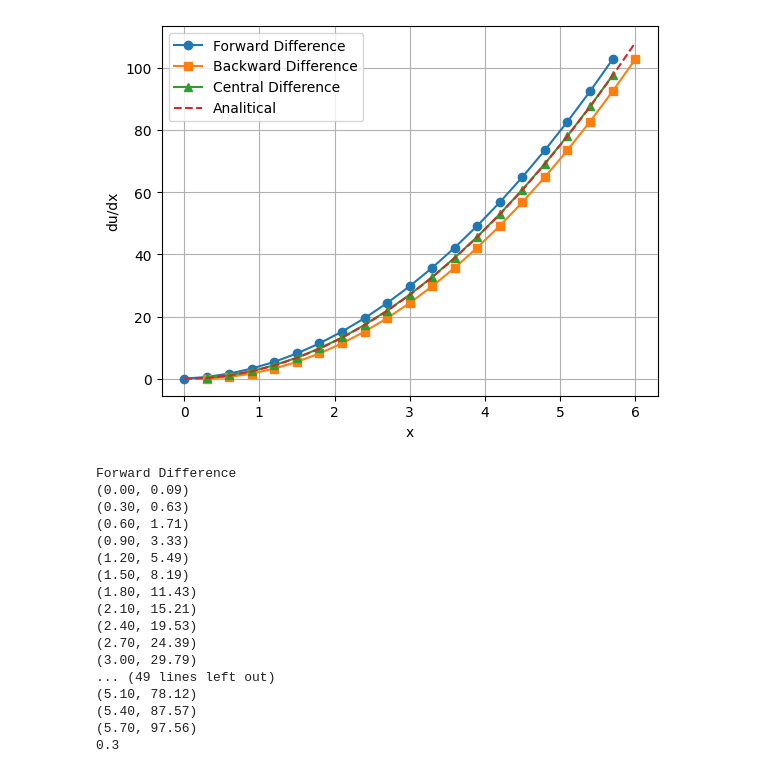
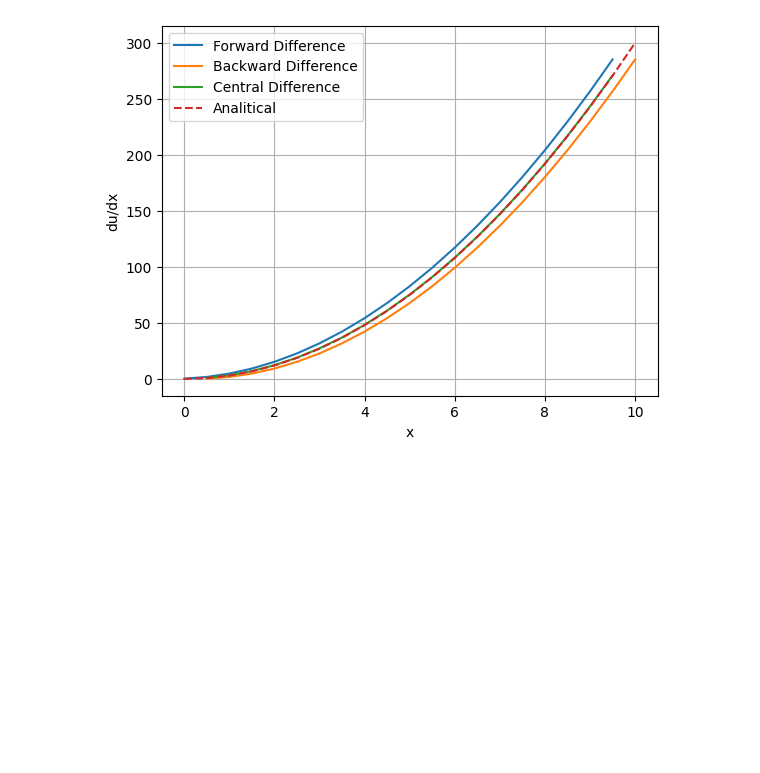
Before and after one commit to costpetrides/Numerical-Methods-GFD, a Jupyter notebook: Untitled1058.ipynb, the cells around one changed output. Saved outputs shown, nothing was run; the diff lists cells and outputs as text; code cells hidden in the pictures; blank space fills up the shorter version.

```diff
--- a/Untitled1058.ipynb
+++ b/Untitled1058.ipynb
@@ -5,72 +5,36 @@ import numpy as np
 import matplotlib.pyplot as plt
 
 # Grid
-x = np.arange(0, 6.2, 0.3 )
-h = x[1] - x[0]
+h = 0.5
+x = np.arange(0, 10 + h, h)
 u = x**3
 du=3*x**2
 
 # Forward Difference
 i_f = np.arange(0, len(u)-1)
 x_f = x[i_f]
 du_f = (u[i_f+1] - u[i_f]) / h
 
 # Backward Difference
 i_b = np.arange(1, len(u))
 x_b = x[i_b]
 du_b = (u[i_b] - u[i_b-1]) / h
 
 # Central Difference
 i_c = np.arange(1, len(u)-1)
 x_c = x[i_c]
 du_c = (u[i_c+1] - u[i_c-1]) / (2*h)
 
 
 # Plot
-plt.plot(x_f, du_f, "o-", label="Forward Difference")
-plt.plot(x_b, du_b, "s-", label="Backward Difference")
-plt.plot(x_c, du_c, "^-", label="Central Difference")
+plt.plot(x_f, du_f, "-", label="Forward Difference")
+plt.plot(x_b, du_b, "-", label="Backward Difference")
+plt.plot(x_c, du_c, "-", label="Central Difference")
 plt.plot(x, du, "--", label='Analitical' )
 plt.xlabel("x")
 plt.ylabel("du/dx")
 plt.legend()
 plt.grid(True)
 plt.show()
-
-
-
-
-
-# Results
-print("Forward Difference")
-for x_val, df in zip(x_f, du_f):
-    print(f"({x_val:.2f}, {df:.2f})")
-
-print("\nBackward Difference")
-for x_val, db in zip(x_b, du_b):
-    print(f"({x_val:.2f}, {db:.2f})")
-
-print("\nCentral Difference")
-for x_val, dc in zip(x_c, du_c):
-    print(f"({x_val:.2f}, {dc:.2f})")
-
-print(h)
 # %% [output]
-[figure, old version]
+[figure, new version]
-Forward Difference
-(0.00, 0.09)
-(0.30, 0.63)
-(0.60, 1.71)
-(0.90, 3.33)
-(1.20, 5.49)
-(1.50, 8.19)
-(1.80, 11.43)
-(2.10, 15.21)
-(2.40, 19.53)
-(2.70, 24.39)
-(3.00, 29.79)
-... (49 lines left out)
-(5.10, 78.12)
-(5.40, 87.57)
-(5.70, 97.56)
-0.3
```
